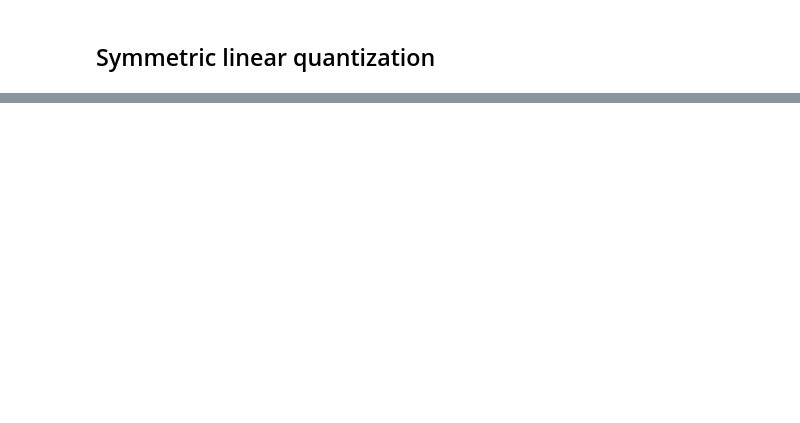
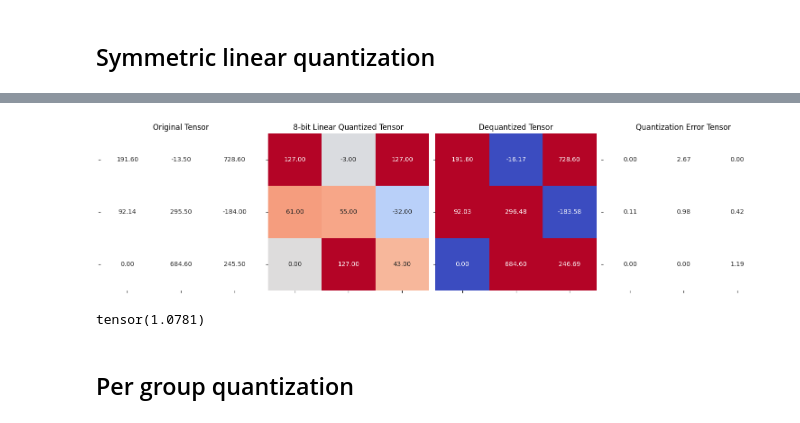
Before and after one commit to mchojna/llm-playground, a Jupyter notebook: 11-quantization-in-depth/quantization-in-depth.ipynb, the cells around one changed output, grey strips where cells are left out. Cells and saved outputs as stored; diff of their text form; code cells hidden in the pictures; blank space fills up the shorter version.

```diff
--- a/11-quantization-in-depth/quantization-in-depth.ipynb
+++ b/11-quantization-in-depth/quantization-in-depth.ipynb
@@ -355,0 +530,4 @@ tensor(4.5812e-08)
+# %%
+quantized_tensor1, scale1 = linear_q_symmetric_per_channel(
+    test_tensor, dim=1
+)
@@ -355,0 +538,4 @@ tensor(4.5812e-08)
+# %%
+dequantized_tensor1 = linear_dequantization(
+    quantized_tensor1, scale1, 0
+)
@@ -355,0 +554,14 @@ tensor(4.5812e-08)
+# %%
+plot_quantization_errors(
+    test_tensor,
+    quantized_tensor1,
+    dequantized_tensor1
+)
+# %% [output]
+[figure, added]
+# %%
+(test_tensor - dequantized_tensor1).square().mean()
+# %% [output]
+tensor(1.0781)
+# %% [markdown]
+## Per group quantization
```
Also changed, not shown: parts of 74 cells of this notebook.
